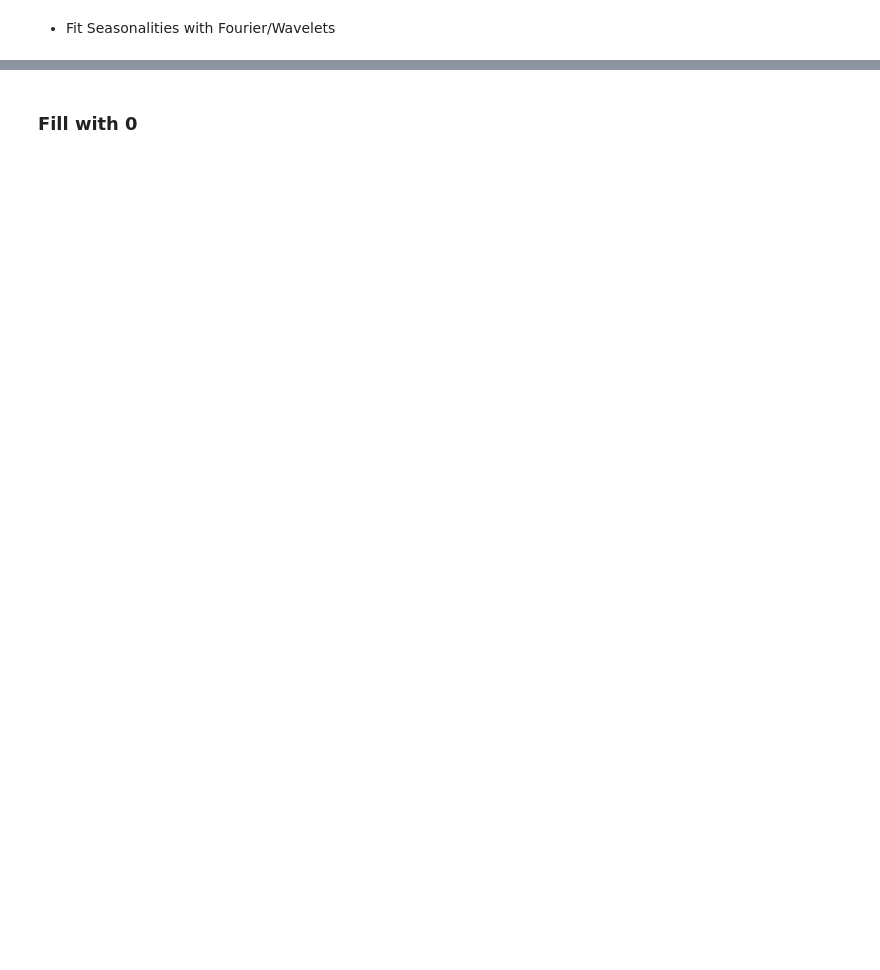
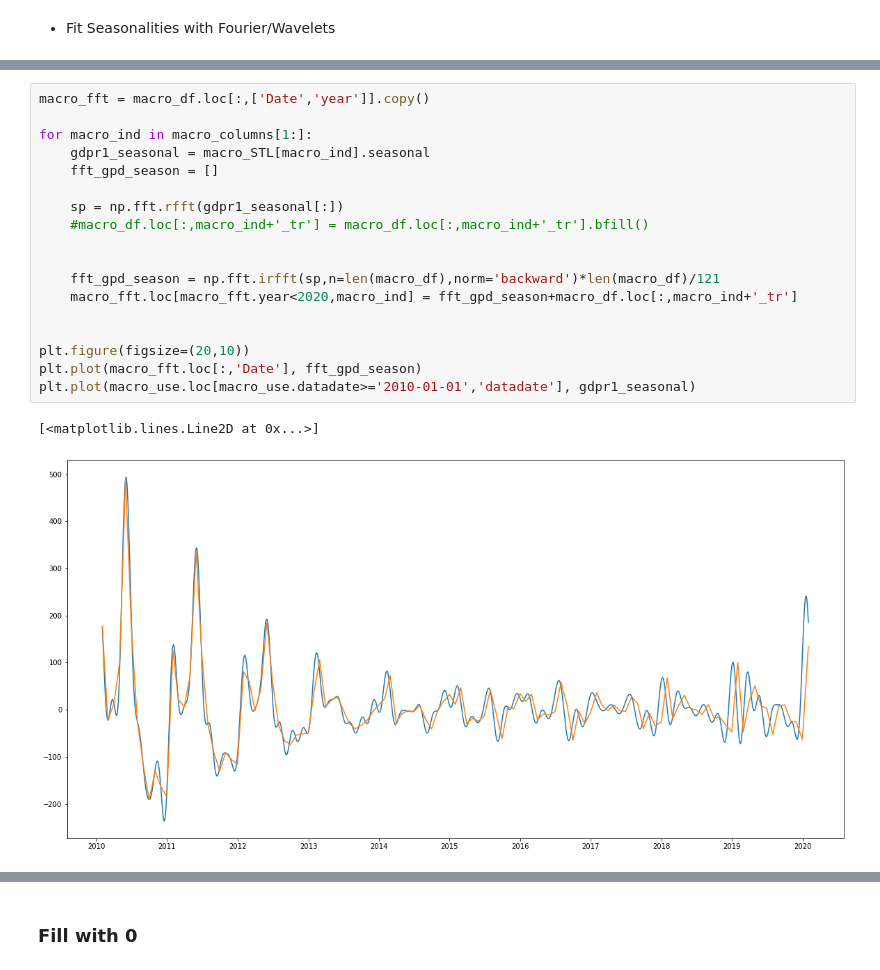
Before and after one commit to ElinorCheng/STA561, a Jupyter notebook: predictors/predictor_prep.ipynb, the cells around one changed output, grey strips where cells are left out. Saved outputs shown, nothing was run; the diff lists cells and outputs as text; blank space fills up the shorter version.

```diff
--- a/predictors/predictor_prep.ipynb
+++ b/predictors/predictor_prep.ipynb
@@ -135,0 +260,21 @@ macro_STL['cpir'].plot()
+# %%
+macro_fft = macro_df.loc[:,['Date','year']].copy()
+
+for macro_ind in macro_columns[1:]:
+    gdpr1_seasonal = macro_STL[macro_ind].seasonal
+    fft_gpd_season = []
+
+    sp = np.fft.rfft(gdpr1_seasonal[:])
+    #macro_df.loc[:,macro_ind+'_tr'] = macro_df.loc[:,macro_ind+'_tr'].bfill()
+
+
+    fft_gpd_season = np.fft.irfft(sp,n=len(macro_df),norm='backward')*len(macro_df)/121
+    macro_fft.loc[macro_fft.year<2020,macro_ind] = fft_gpd_season+macro_df.loc[:,macro_ind+'_tr']
+
+
+plt.figure(figsize=(20,10))
+plt.plot(macro_fft.loc[:,'Date'], fft_gpd_season)
+plt.plot(macro_use.loc[macro_use.datadate>='2010-01-01','datadate'], gdpr1_seasonal)
+# %% [output]
+[<matplotlib.lines.Line2D at 0x...>]
+[figure, added]
```
Also changed, not shown: parts of 12 cells of this notebook, 21 other files.
